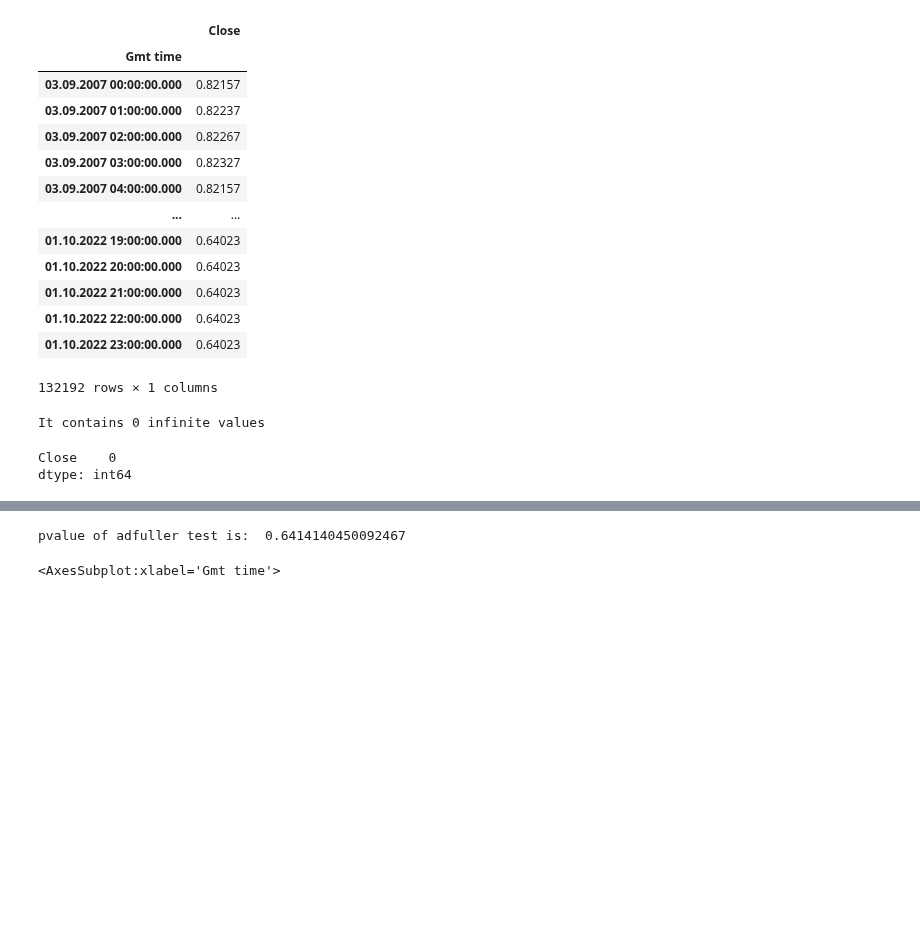
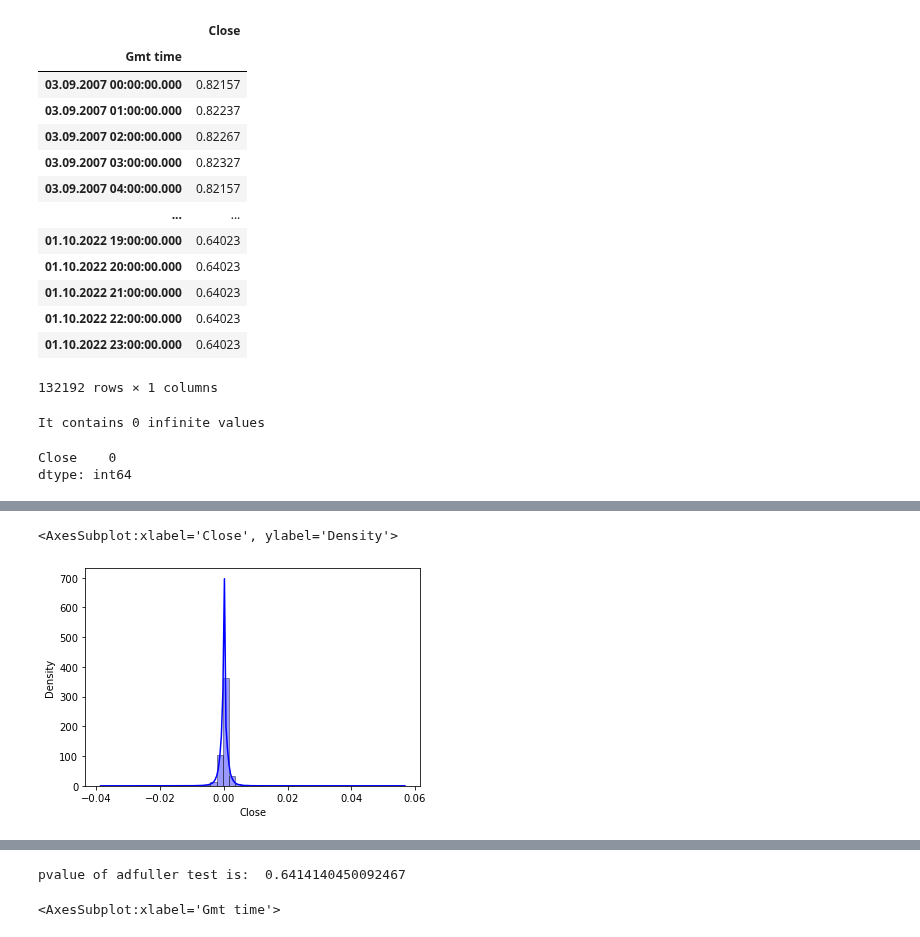
Before and after one commit to Exp-On-Supervised-ML-Algorithms/Regression, a Jupyter notebook: Linear Regression/Linear Regression.ipynb, the cells around one changed output, grey strips where cells are left out. Cells and saved outputs as stored; diff of their text form; code cells hidden in the pictures; blank space fills up the shorter version.

```diff
--- a/Linear Regression/Linear Regression.ipynb
+++ b/Linear Regression/Linear Regression.ipynb
@@ -69,0 +97,8 @@ It contains 0 infinite values
+# %%
+import seaborn as sns
+log_df = np.log(df.Close)
+log_df = log_df.diff()
+sns.distplot(log_df, hist=True, kde=True, color='blue', hist_kws={'edgecolor': 'black'})
+# %% [output]
+<AxesSubplot:xlabel='Close', ylabel='Density'>
+[figure, added]
```
Also changed, not shown: parts of 9 cells of this notebook.
